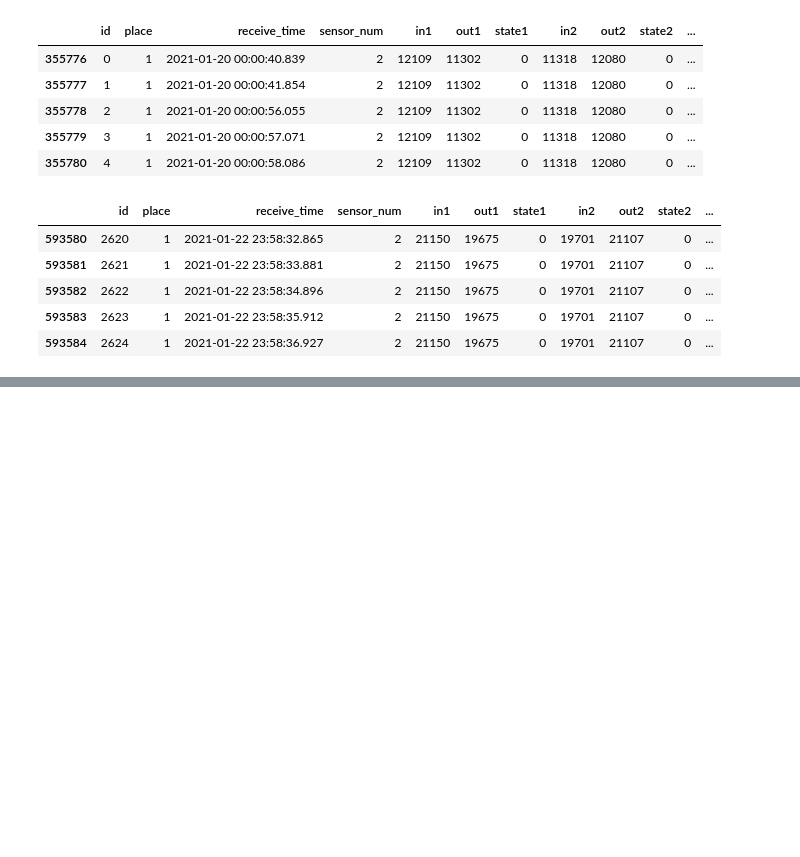
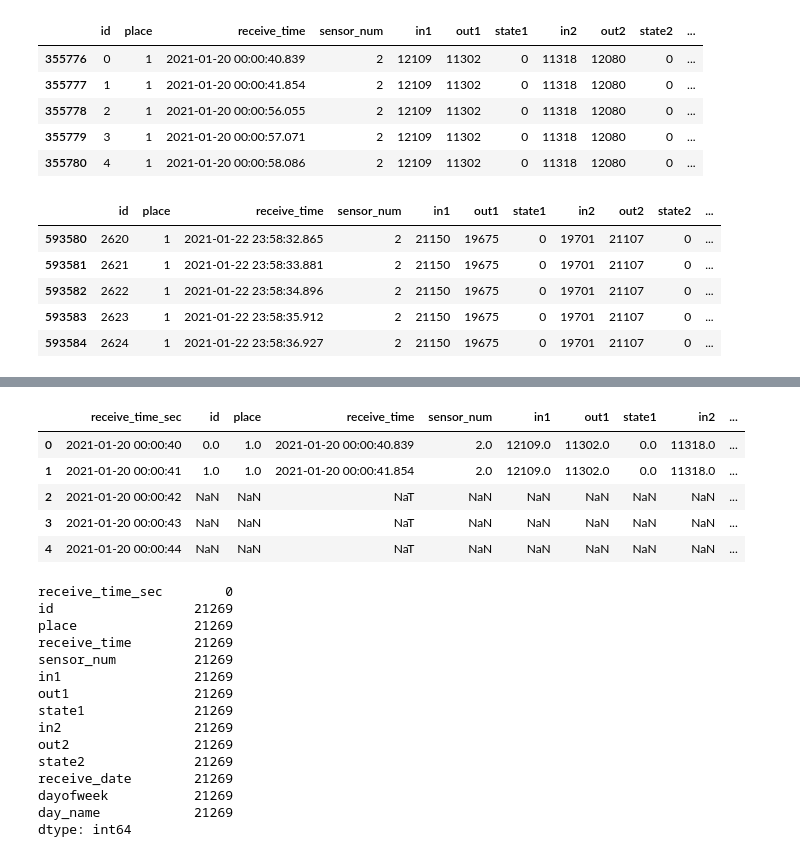
Before and after one commit to TakuroTerui/python_data_processing_100_knock, a Jupyter notebook: 第3章時系列データの加工・可視化を行う10本ノック.ipynb, the cells around one changed output, grey strips where cells are left out. Saved outputs shown, nothing was run; the diff lists cells and outputs as text; code cells hidden in the pictures; blank space fills up the shorter version.

```diff
--- a/第3章時系列データの加工・可視化を行う10本ノック.ipynb
+++ b/第3章時系列データの加工・可視化を行う10本ノック.ipynb
@@ -197,0 +202,3 @@ display(data_extract.tail())
+# %%
+data_extract['receive_time_sec'] = data_extract['receive_time'].dt.round('S')
+data_extract.head()
@@ -197,0 +226,5 @@ display(data_extract.tail())
+# %%
+data_extract['receive_time_sec'] = data_extract['receive_time'].dt.floor('S')
+display(data_extract.head())
+print(len(data_extract))
+print(len(data_extract['receive_time_sec'].unique()))
@@ -197,0 +246,6 @@ display(data_extract.tail())
+# %%
+data_extract = data_extract.drop_duplicates(subset=['receive_time_sec'])
+min_receive_time = data_extract['receive_time_sec'].min()
+max_receive_time = data_extract['receive_time_sec'].max()
+print(len(data_extract))
+print(f'{min_receive_time}から{max_receive_time}')
@@ -197,0 +272,5 @@ display(data_extract.tail())
+# %%
+base_data = pd.DataFrame({'receive_time_sec':pd.date_range(min_receive_time, max_receive_time, freq='S')})
+display(base_data.head())
+display(base_data.tail())
+print(len(base_data))
@@ -197,0 +291,26 @@ display(data_extract.tail())
+# %%
+data_base_extract = pd.merge(base_data, data_extract, on='receive_time_sec', how='left')
+display(data_base_extract.head())
+display(data_base_extract.isna().sum())
+# %% [output]
+|  | receive_time_sec | id | place | receive_time | sensor_num | in1 | out1 | state1 | in2 | ... |
+| 0 | 2021-01-20 00:00:40 | 0.0 | 1.0 | 2021-01-20 00:00:40.839 | 2.0 | 12109.0 | 11302.0 | 0.0 | 11318.0 | ... |
+| 1 | 2021-01-20 00:00:41 | 1.0 | 1.0 | 2021-01-20 00:00:41.854 | 2.0 | 12109.0 | 11302.0 | 0.0 | 11318.0 | ... |
+| 2 | 2021-01-20 00:00:42 | NaN | NaN | NaT | NaN | NaN | NaN | NaN | NaN | ... |
+| 3 | 2021-01-20 00:00:43 | NaN | NaN | NaT | NaN | NaN | NaN | NaN | NaN | ... |
+| 4 | 2021-01-20 00:00:44 | NaN | NaN | NaT | NaN | NaN | NaN | NaN | NaN | ... |
+receive_time_sec        0
+id                  21269
+place               21269
+receive_time        21269
+sensor_num          21269
+in1                 21269
+out1                21269
+state1              21269
+in2                 21269
+out2                21269
+state2              21269
+receive_date        21269
+dayofweek           21269
+day_name            21269
+dtype: int64
```
Also changed, not shown: parts of 26 cells of this notebook.
